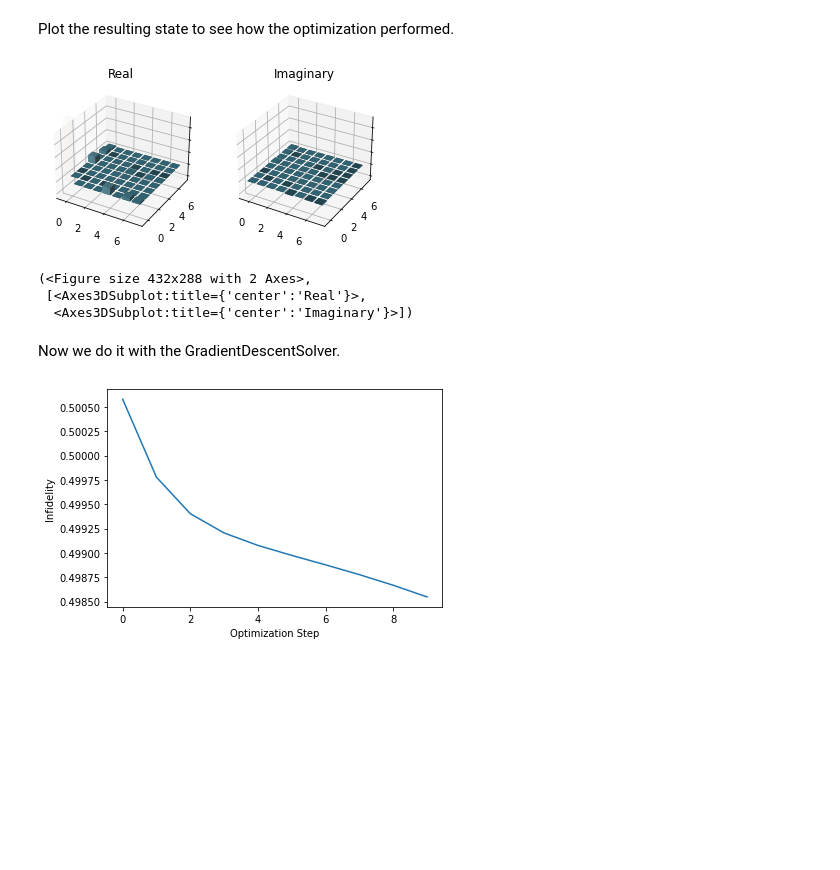
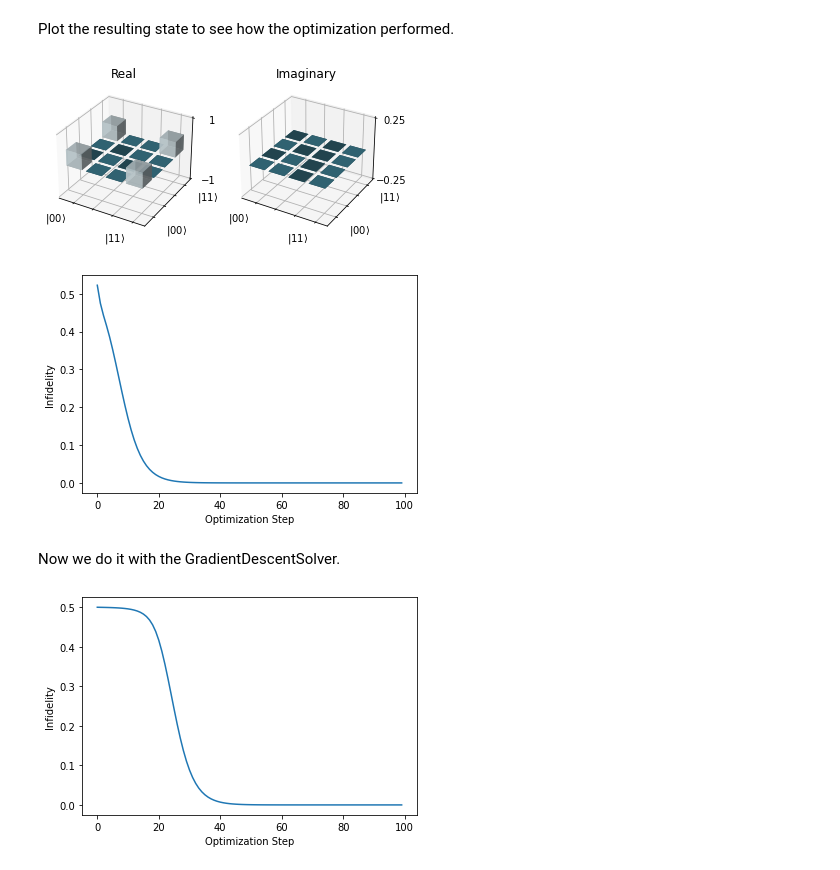
Before and after one commit to graphiq-dev/graphiq, a Jupyter notebook: examples/startup_guide/8_variational_circuits.ipynb, the cells around one changed output. Drawn from its saved outputs; the diff is of its cells as text; code cells hidden in the pictures; blank space fills up the shorter version.

Commit message:
Add test file for variational circuits, improve density matrix plotting

```diff
--- a/examples/startup_guide/8_variational_circuits.ipynb
+++ b/examples/startup_guide/8_variational_circuits.ipynb
@@ -29,8 +29,8 @@ import benchmarks.circuits
 # %% [markdown]
 As usual, we start with our target state. For this tutorial, choose any of the Bell state, 3- or 4-qubit GHZ state. We will use the infidelity as our metric to minimize. Currently, variational circuits are only supported for the DensityMatrix backend.
 # %%
-# _, target = benchmarks.circuits.bell_state_circuit()
-_, target = benchmarks.circuits.ghz3_state_circuit()
+_, target = benchmarks.circuits.bell_state_circuit()
+# _, target = benchmarks.circuits.ghz3_state_circuit()
 # _, target = benchmarks.circuits.ghz4_state_circuit()
 
 compiler = DensityMatrixCompiler()
@@ -69,7 +73,7 @@ DeviceArray(0.5527185, dtype=float32)
 Now, we define our `Optax` optimizer to use. For this demonstration, we will use the Adagrad algorithm, but many other popular optimizers exist and are already implemented in `Optax`. These include Adam, SGD, RMSProp, etc.
 # %%
 learning_rate = 0.4
-n_step = 10
+n_step = 100
 progress = True
 optimizer = optax.adagrad(learning_rate)
 opt_state = optimizer.init(params)
@@ -92,18 +96,15 @@ Plot the resulting state to see how the optimization performed.
 # %%
 circuit.parameters = params
 output_state = compiler.compile(circuit)
 output_state.dm.draw()
 
-
-# fig, ax = plt.subplots(1, 1)
-# ax.plot(loss_curve)
-# ax.set(xlabel="Optimization Step", ylabel="Infidelity")
-# plt.show()
+fig, ax = plt.subplots(1, 1)
+ax.plot(loss_curve)
+ax.set(xlabel="Optimization Step", ylabel="Infidelity")
+plt.show()
 # %% [output]
-[figure, old version]
+[figure, new version]
-(<Figure size 432x288 with 2 Axes>,
- [<Axes3DSubplot:title={'center':'Real'}>,
-  <Axes3DSubplot:title={'center':'Imaginary'}>])
+[figure, added]
 # %% [markdown]
 Now we do it with the GradientDescentSolver.
 # %%
@@ -126,4 +127,4 @@ ax.plot(loss_curve)
 ax.set(xlabel="Optimization Step", ylabel="Infidelity")
 plt.show()
 # %% [output]
-[figure, old version]
+[figure, new version]
```
Also changed, not shown: parts of 2 cells of this notebook, 5 other files.
